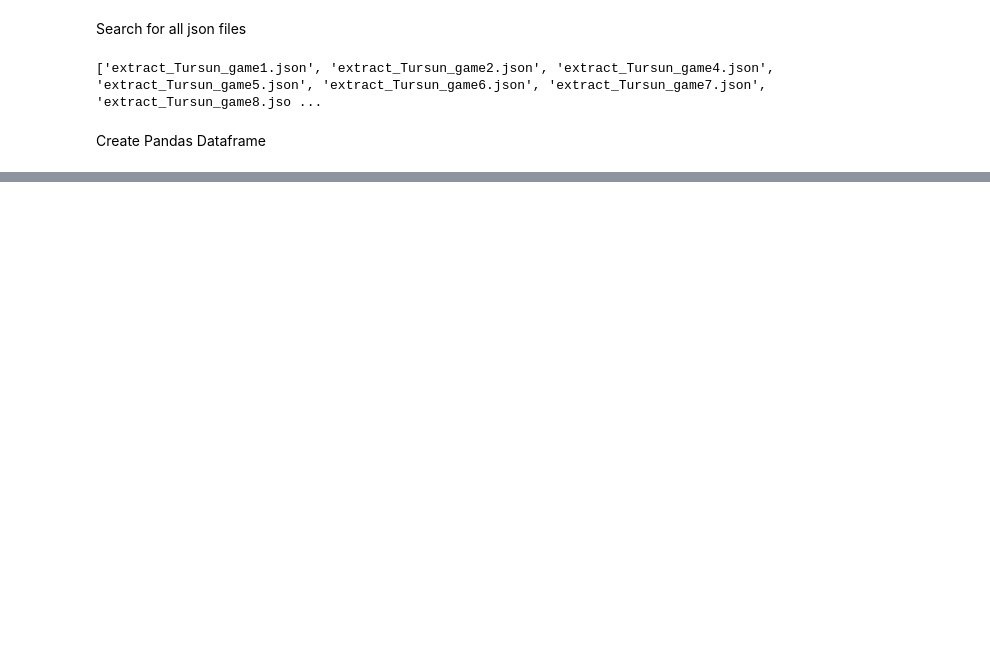
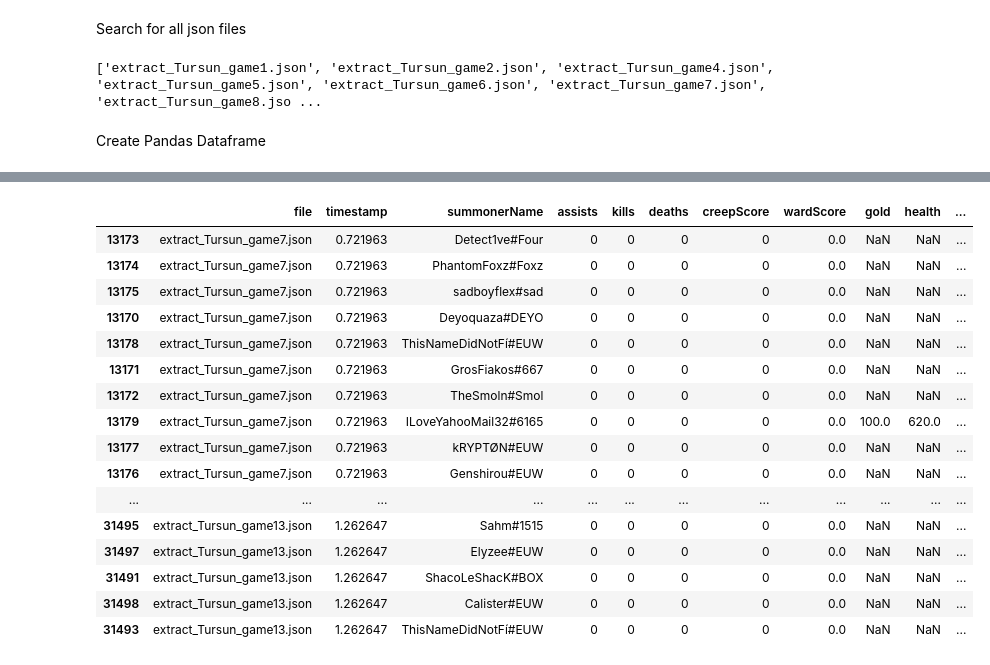
Before and after one commit to EnesSabi/Research_CheatDetection_with_ML, a Jupyter notebook: LiveClient/Live_Client_Dataframe.ipynb, the cells around one changed output, grey strips where cells are left out. Cells and saved outputs as stored; diff of their text form; code cells hidden in the pictures; blank space fills up the shorter version.

```diff
--- a/LiveClient/Live_Client_Dataframe.ipynb
+++ b/LiveClient/Live_Client_Dataframe.ipynb
@@ -61,0 +89,22 @@ display(df.head(30))
+# %%
+filtered_df = df.loc[(df["gold"] != 0) & (df["timestamp"] > 0.5)]
+filtered_df = filtered_df.sort_values(by=["timestamp"], ascending=True)
+display(filtered_df.head(20))
+# %% [output]
+|  | file | timestamp | summonerName | assists | kills | deaths | creepScore | wardScore | gold | health | ... |
+| 13173 | extract_Tursun_game7.json | 0.721963 | Detect1ve#Four | 0 | 0 | 0 | 0 | 0.0 | NaN | NaN | ... |
+| 13174 | extract_Tursun_game7.json | 0.721963 | PhantomFoxz#Foxz | 0 | 0 | 0 | 0 | 0.0 | NaN | NaN | ... |
+| 13175 | extract_Tursun_game7.json | 0.721963 | sadboyflex#sad | 0 | 0 | 0 | 0 | 0.0 | NaN | NaN | ... |
+| 13170 | extract_Tursun_game7.json | 0.721963 | Deyoquaza#DEYO | 0 | 0 | 0 | 0 | 0.0 | NaN | NaN | ... |
+| 13178 | extract_Tursun_game7.json | 0.721963 | ThisNameDidNotFí#EUW | 0 | 0 | 0 | 0 | 0.0 | NaN | NaN | ... |
+| 13171 | extract_Tursun_game7.json | 0.721963 | GrosFiakos#667 | 0 | 0 | 0 | 0 | 0.0 | NaN | NaN | ... |
+| 13172 | extract_Tursun_game7.json | 0.721963 | TheSmoln#Smol | 0 | 0 | 0 | 0 | 0.0 | NaN | NaN | ... |
+| 13179 | extract_Tursun_game7.json | 0.721963 | ILoveYahooMail32#6165 | 0 | 0 | 0 | 0 | 0.0 | 100.0 | 620.0 | ... |
+| 13177 | extract_Tursun_game7.json | 0.721963 | kRYPTØN#EUW | 0 | 0 | 0 | 0 | 0.0 | NaN | NaN | ... |
+| 13176 | extract_Tursun_game7.json | 0.721963 | Genshirou#EUW | 0 | 0 | 0 | 0 | 0.0 | NaN | NaN | ... |
+| ... | ... | ... | ... | ... | ... | ... | ... | ... | ... | ... | ... |
+| 31495 | extract_Tursun_game13.json | 1.262647 | Sahm#1515 | 0 | 0 | 0 | 0 | 0.0 | NaN | NaN | ... |
+| 31497 | extract_Tursun_game13.json | 1.262647 | Elyzee#EUW | 0 | 0 | 0 | 0 | 0.0 | NaN | NaN | ... |
+| 31491 | extract_Tursun_game13.json | 1.262647 | ShacoLeShacK#BOX | 0 | 0 | 0 | 0 | 0.0 | NaN | NaN | ... |
+| 31498 | extract_Tursun_game13.json | 1.262647 | Calister#EUW | 0 | 0 | 0 | 0 | 0.0 | NaN | NaN | ... |
+| 31493 | extract_Tursun_game13.json | 1.262647 | ThisNameDidNotFí#EUW | 0 | 0 | 0 | 0 | 0.0 | NaN | NaN | ... |
```
Also changed, not shown: parts of 3 cells of this notebook, 1 other file.
